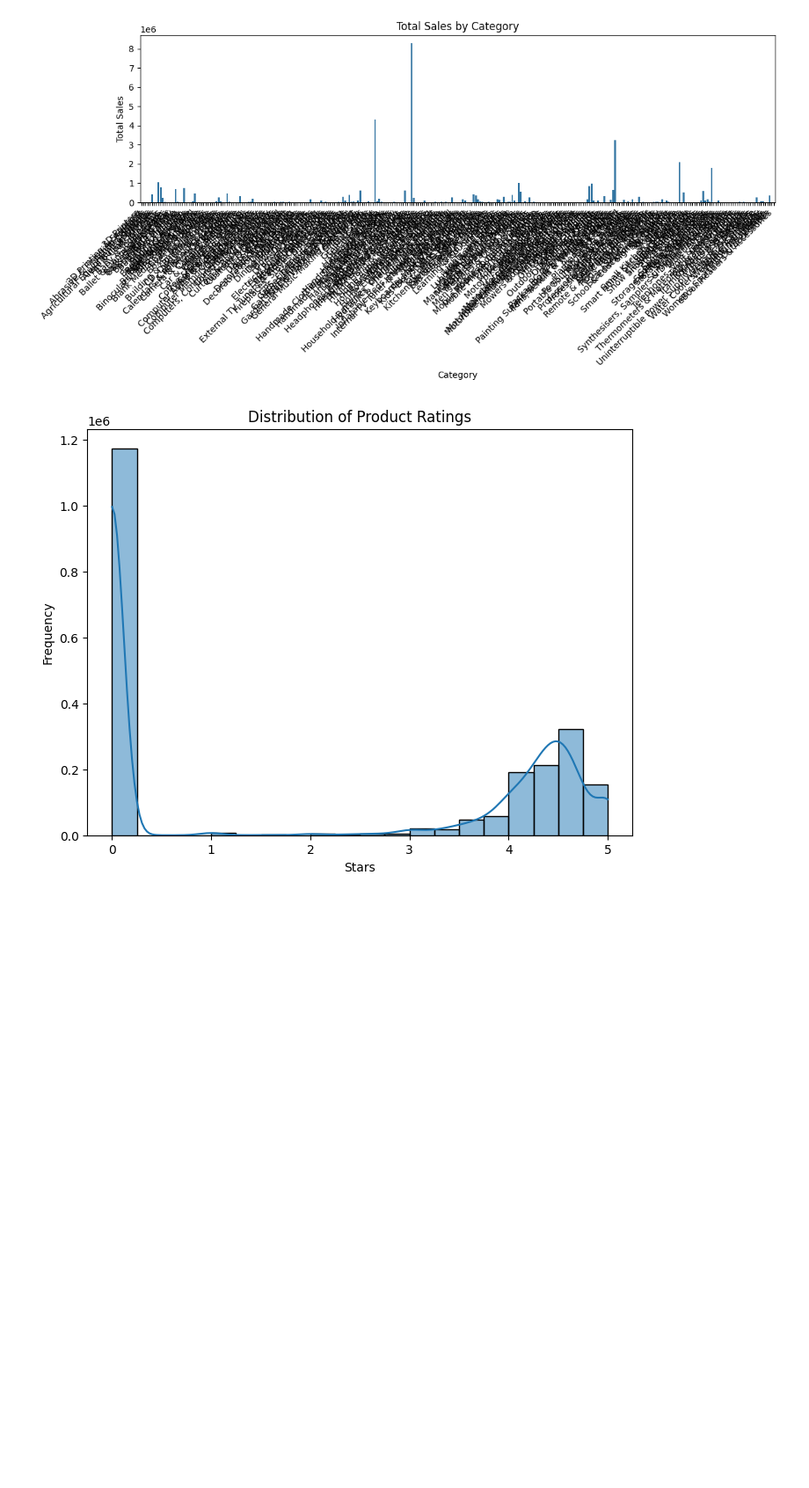
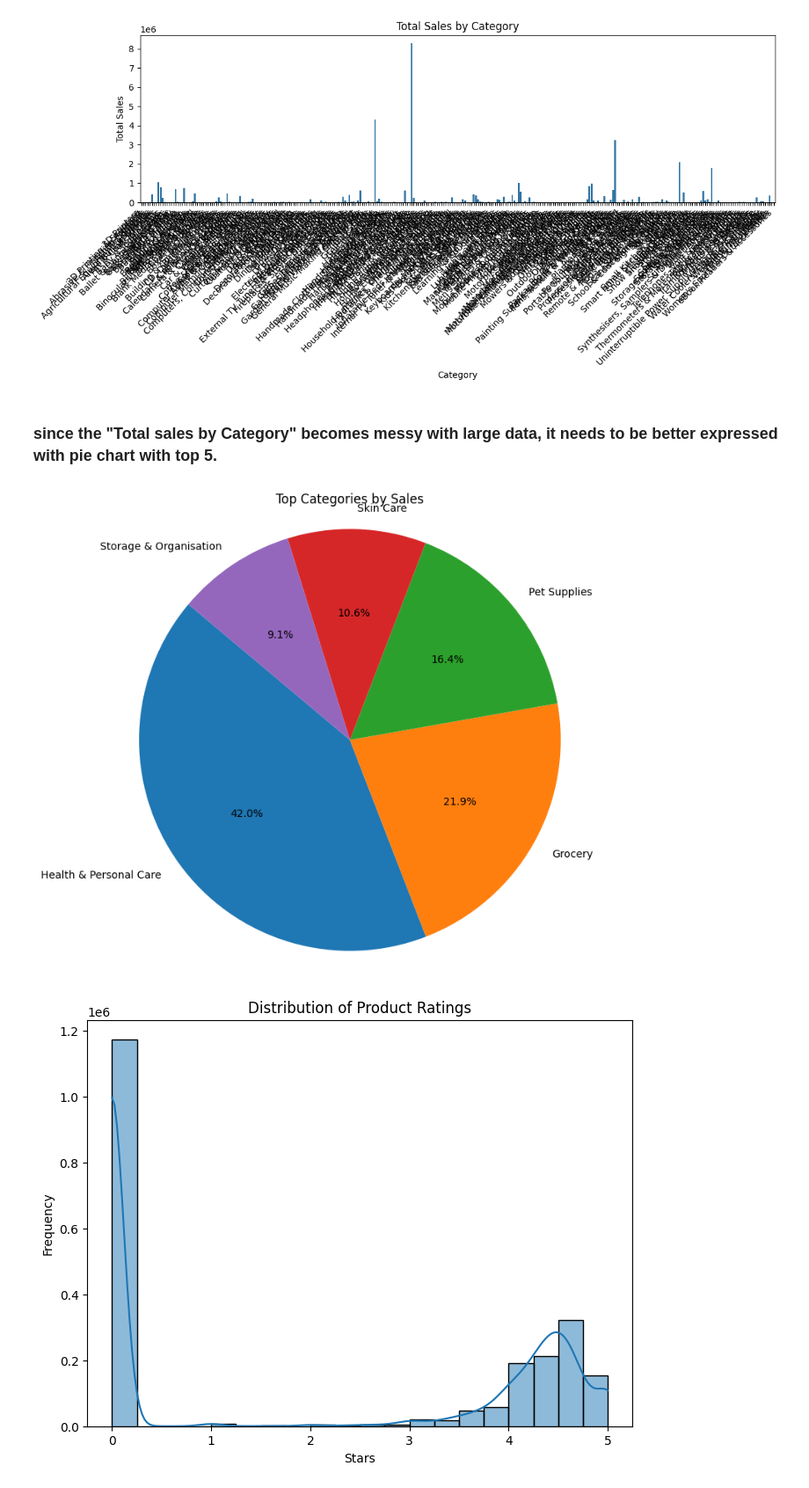
Before and after one commit to LDH0094/preprosessing_visualization, a Jupyter notebook: preprosessing_visualization.ipynb, the cells around one changed output. Shown at 88% size. Drawn from its saved outputs; the diff is of its cells as text; code cells hidden in the pictures; blank space fills up the shorter version.

Commit message:
cleaned up data

```diff
--- a/preprosessing_visualization.ipynb
+++ b/preprosessing_visualization.ipynb
@@ -53,9 +54,6 @@ pd.Categorical(data['boughtInLastMonth'])
 [0, 0, 0, 0, 0, ..., 0, 0, 0, 0, 0]
 Length: 2222742
 Categories (25, int64): [0, 50, 100, 200, ..., 20000, 30000, 40000, 50000]
-# %%
-# Convert 'boughtInLastMonth' to category for better visualization
-data['boughtInLastMonth'] = pd.Categorical(data['boughtInLastMonth'])
 # %%
 category_sales = data.groupby('categoryName')['boughtInLastMonth'].sum().reset_index()
 # %%
@@ -71,4 +68,21 @@ plt.tight_layout()
 plt.show()
 # %% [output]
 [figure]
+# %% [markdown]
+### since the "Total sales by Category" becomes messy with large data, it needs to be better expressed with pie chart with top 5.
+# %%
+category_sales_sorted = category_sales.sort_values(by='boughtInLastMonth', ascending=False)
+
+# this code selects the top 5 categories.
+# adjust this code of 5 to make it 10 to show more data.
+top_categories = category_sales_sorted.head(5)
+
+# plot pie chart for top categories
+plt.figure(figsize=(8, 8))
+plt.pie(top_categories['boughtInLastMonth'], labels=top_categories['categoryName'], autopct='%1.1f%%', startangle=140)
+plt.title('Top Categories by Sales')
+plt.axis('equal')
+plt.show()
+# %% [output]
+[figure, added]
 # %%
```
Also changed, not shown: parts of 4 cells of this notebook.
